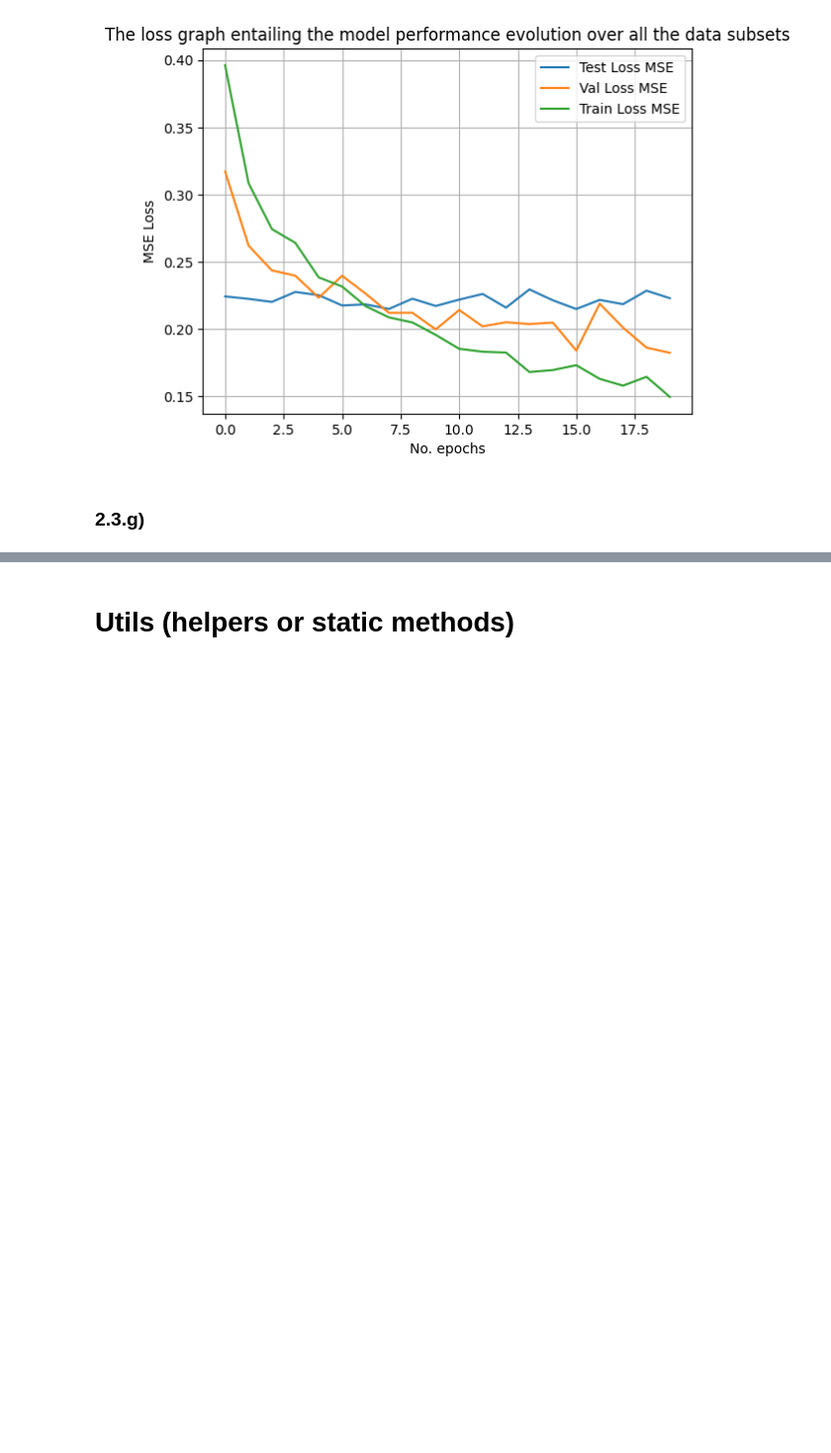
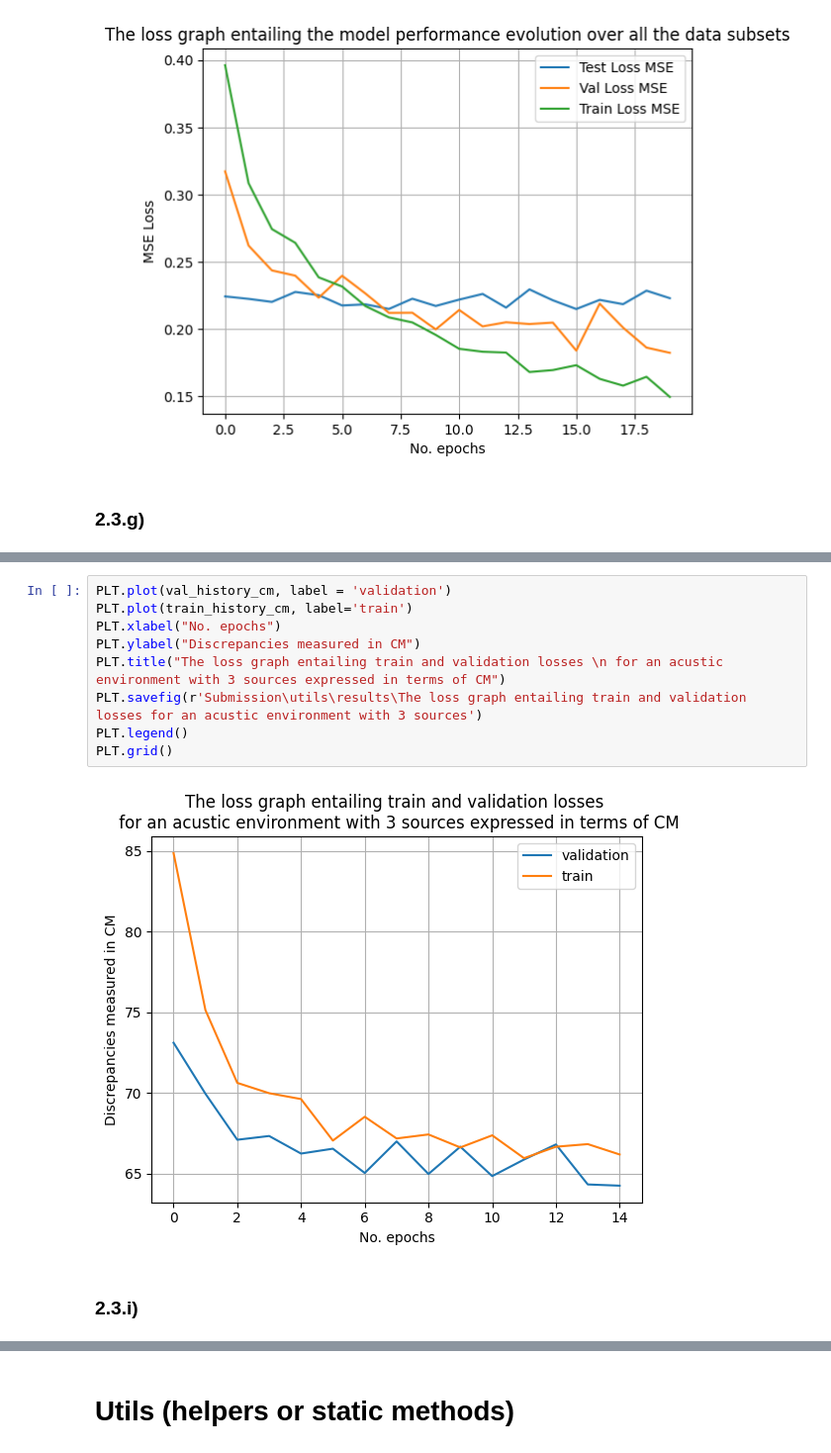
Before and after one commit to Christian-Stefan/Audio-Source-Localization-and-Isolation-using-CNN, a Jupyter notebook: assign2_part_3.ipynb, the cells around one changed output, grey strips where cells are left out. Shown at 99% size. Saved outputs shown, nothing was run; the diff lists cells and outputs as text; blank space fills up the shorter version.

```diff
--- a/assign2_part_3.ipynb
+++ b/assign2_part_3.ipynb
@@ -689,0 +707,13 @@ torch.save(model.state_dict(), 'N_sources_model_weights.pth')
+# %%
+PLT.plot(val_history_cm, label = 'validation')
+PLT.plot(train_history_cm, label='train')
+PLT.xlabel("No. epochs")
+PLT.ylabel("Discrepancies measured in CM")
+PLT.title("The loss graph entailing train and validation losses \n for an acustic environment with 3 sources expressed in terms of CM")
+PLT.savefig(r'Submission\utils\results\The loss graph entailing train and validation losses for an acustic environment with 3 sources')
+PLT.legend()
+PLT.grid()
+# %% [output]
+[figure, added]
+# %% [markdown]
+### 2.3.i)
```
Also changed, not shown: parts of 12 cells of this notebook.
